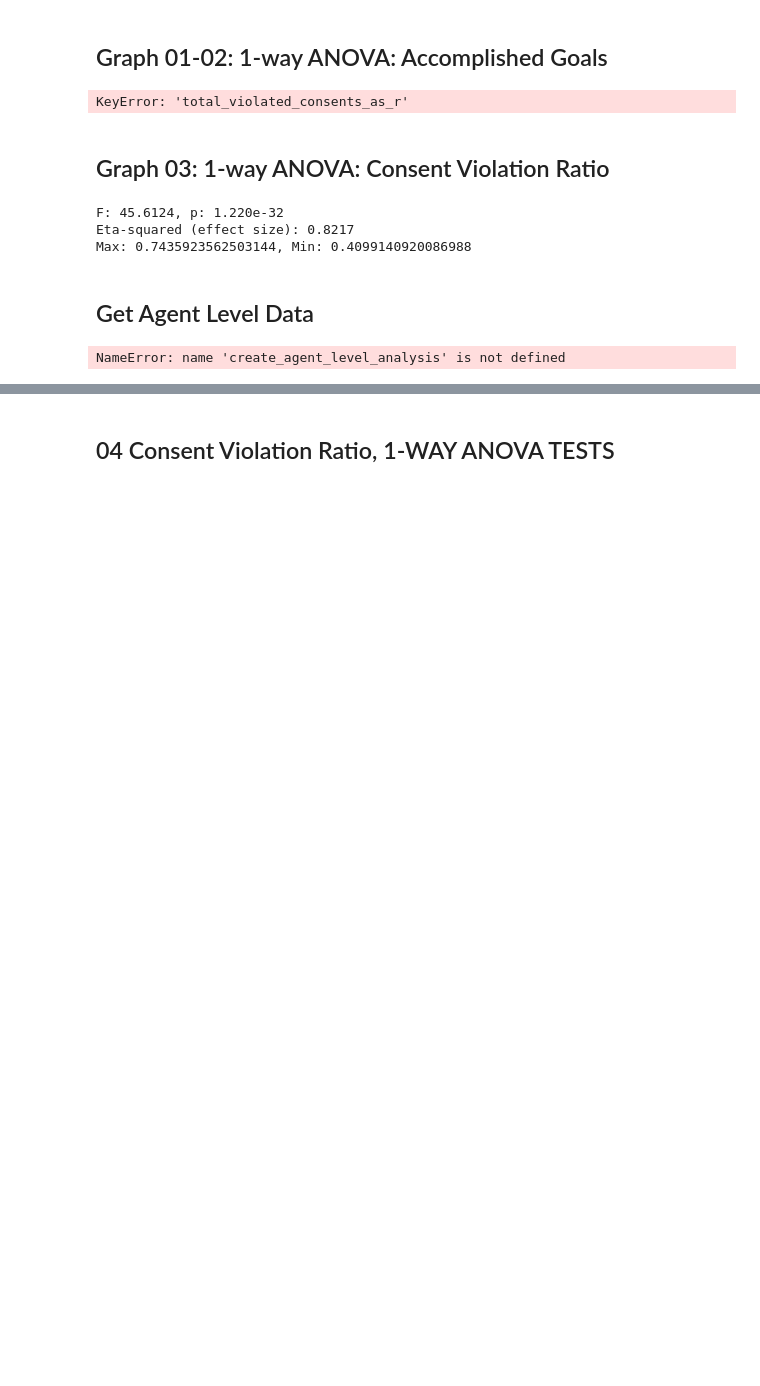
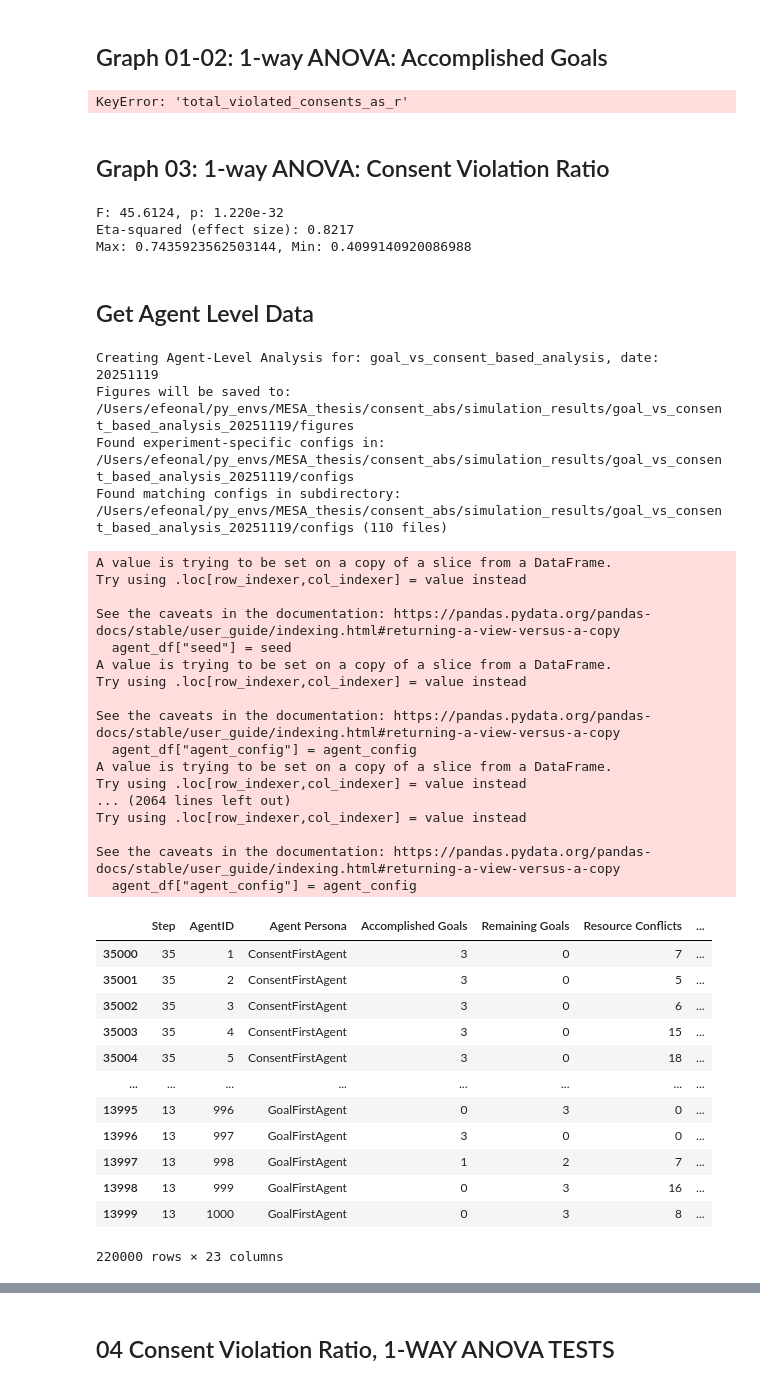
Before and after one commit to efe-onal-2016400267/consent_abs, a Jupyter notebook: analysis_scripts/TADA_statistical_tests.ipynb, the cells around one changed output, grey strips where cells are left out. Cells and saved outputs as stored; diff of their text form; code cells hidden in the pictures; blank space fills up the shorter version.

```diff
--- a/analysis_scripts/TADA_statistical_tests.ipynb
+++ b/analysis_scripts/TADA_statistical_tests.ipynb
@@ -652,11 +652,44 @@ def create_agent_level_analysis(experiment_name=None, experiment_date=None):
     all_agent_values_df_all_steps["goal_first_count"] = all_agent_values_df_all_steps["agent_config"].str.split("-").str[1].astype(int)
     return all_agent_values_df, all_agent_values_df_all_steps
 # %%
-final_agent_values, all_agent_values_df_all_steps = create_agent_level_analysis(experiment_name="goal_vs_consent_based_analysis", experiment_date="20251107")
+final_agent_values, all_agent_values_df_all_steps = create_agent_level_analysis(experiment_name="goal_vs_consent_based_analysis", experiment_date="20251119")
 #agent_mean_df
 final_agent_values
 # %% [output]
-NameError: name 'create_agent_level_analysis' is not defined
+Creating Agent-Level Analysis for: goal_vs_consent_based_analysis, date: 20251119
+Figures will be saved to: /Users/efeonal/py_envs/MESA_thesis/consent_abs/simulation_results/goal_vs_consent_based_analysis_20251119/figures
+Found experiment-specific configs in: /Users/efeonal/py_envs/MESA_thesis/consent_abs/simulation_results/goal_vs_consent_based_analysis_20251119/configs
+Found matching configs in subdirectory: /Users/efeonal/py_envs/MESA_thesis/consent_abs/simulation_results/goal_vs_consent_based_analysis_20251119/configs (110 files)
+A value is trying to be set on a copy of a slice from a DataFrame.
+Try using .loc[row_indexer,col_indexer] = value instead
+
+See the caveats in the documentation: https://pandas.pydata.org/pandas-docs/stable/user_guide/indexing.html#returning-a-view-versus-a-copy
+  agent_df["seed"] = seed
+A value is trying to be set on a copy of a slice from a DataFrame.
+Try using .loc[row_indexer,col_indexer] = value instead
+
+See the caveats in the documentation: https://pandas.pydata.org/pandas-docs/stable/user_guide/indexing.html#returning-a-view-versus-a-copy
+  agent_df["agent_config"] = agent_config
+A value is trying to be set on a copy of a slice from a DataFrame.
+Try using .loc[row_indexer,col_indexer] = value instead
+... (2064 lines left out)
+Try using .loc[row_indexer,col_indexer] = value instead
+
+See the caveats in the documentation: https://pandas.pydata.org/pandas-docs/stable/user_guide/indexing.html#returning-a-view-versus-a-copy
+  agent_df["agent_config"] = agent_config
+|  | Step | AgentID | Agent Persona | Accomplished Goals | Remaining Goals | Resource Conflicts | ... |
+| 35000 | 35 | 1 | ConsentFirstAgent | 3 | 0 | 7 | ... |
+| 35001 | 35 | 2 | ConsentFirstAgent | 3 | 0 | 5 | ... |
+| 35002 | 35 | 3 | ConsentFirstAgent | 3 | 0 | 6 | ... |
+| 35003 | 35 | 4 | ConsentFirstAgent | 3 | 0 | 15 | ... |
+| 35004 | 35 | 5 | ConsentFirstAgent | 3 | 0 | 18 | ... |
+| ... | ... | ... | ... | ... | ... | ... | ... |
+| 13995 | 13 | 996 | GoalFirstAgent | 0 | 3 | 0 | ... |
+| 13996 | 13 | 997 | GoalFirstAgent | 3 | 0 | 0 | ... |
+| 13997 | 13 | 998 | GoalFirstAgent | 1 | 2 | 7 | ... |
+| 13998 | 13 | 999 | GoalFirstAgent | 0 | 3 | 16 | ... |
+| 13999 | 13 | 1000 | GoalFirstAgent | 0 | 3 | 8 | ... |
+220000 rows × 23 columns
 # %%
 all_agent_values_df_all_steps[["seed", "agent_config", "goal_first_count", "Step",  "AgentID", "Agent Persona", "Accomplished Goals"]]
 # %% [output]
```
Also changed, not shown: parts of 10 cells of this notebook, 7 other files.
